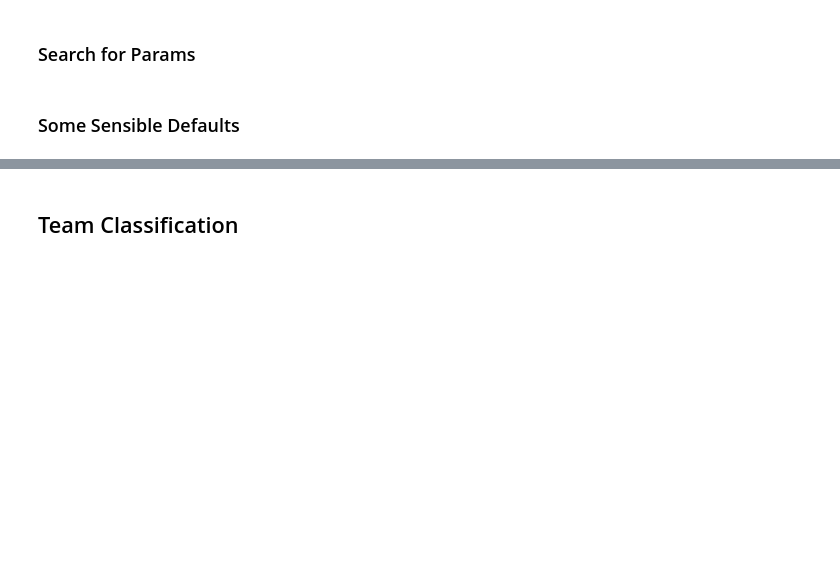
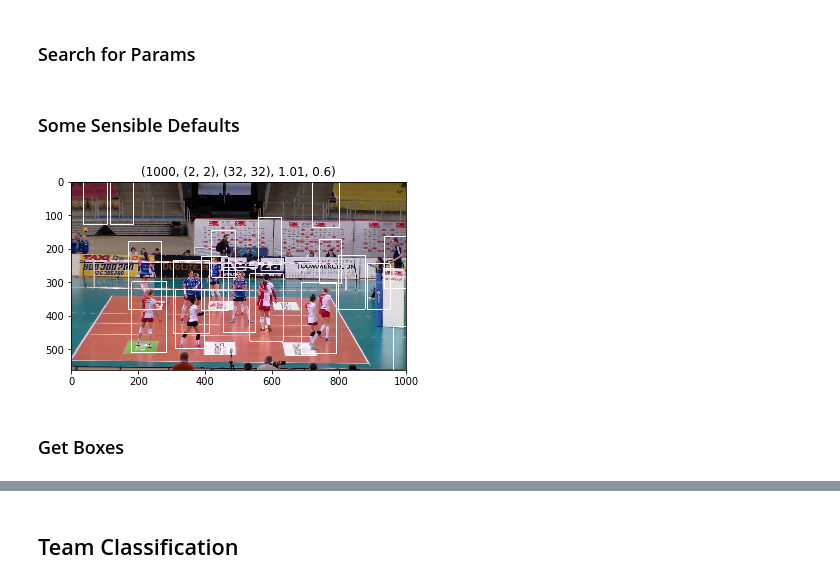
Before and after one commit to bfortuner/computer-vision, a Jupyter notebook: theory/HOG.ipynb, the cells around one changed output, grey strips where cells are left out. Drawn from its saved outputs; the diff is of its cells as text; code cells hidden in the pictures; blank space fills up the shorter version.

```diff
--- a/theory/HOG.ipynb
+++ b/theory/HOG.ipynb
@@ -292,11 +346,6 @@ def get_people_boxes(img, min_width=1000, stride=(8,8), padding=(8,8),
         rects = non_max_suppression(rects, probs=None, overlapThresh=non_max_thresh)
 
     return img, rects
-
-def plot_boxes(img, rects, title="boxes"):
-    for (x1, y1, x2, y2) in rects:
-        cv2.rectangle(img, (x1, y1), (x2, y2), (0, 0, 255), 2)
-    plot_img(img, title=title)
 # %%
 img = load_cv2_img(img_fpath, colorspace=cv2.COLOR_BGR2RGB)
 img, boxes = get_people_boxes(img, min_width=600, stride=(8,8), padding=(16,16),
@@ -333,12 +384,16 @@ for w in widths:
 # %%
 width = 1000
 stride = (2,2)
 padding = (32,32)
 scale = 1.01
 nms = .6
 
 title = (width,stride,padding,scale,nms)
-img = load_cv2_img(img_fpath, colorspace=cv2.COLOR_BGR2RGB)
+img = load_cv2_img(metadata['fpath'][0], colorspace=cv2.COLOR_BGR2RGB)
 img, boxes = get_people_boxes(img, min_width=width, stride=stride, padding=padding,
                               scale=scale, non_max_thresh=nms)
-plot_boxes(img, boxes, title, fs=(18,18))
+plot_boxes(img, boxes, title)
+# %% [output]
+[figure, added]
+# %% [markdown]
+### Get Boxes
```
Also changed, not shown: parts of 36 cells of this notebook, 4 other files.
